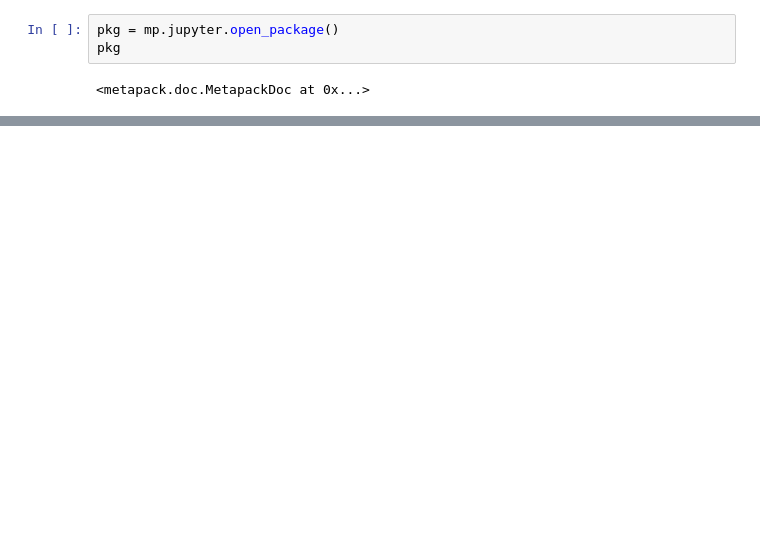
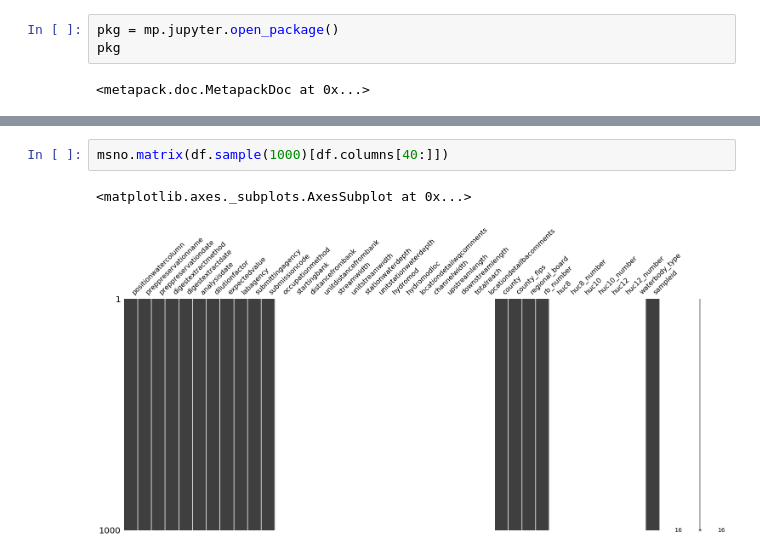
Before and after one commit to san-diego-water-quality/water-datasets, a Jupyter notebook: ceden.waterboards.ca.gov-beachwatch-sandiego/notebooks/Exploration.ipynb, the cells around one changed output, grey strips where cells are left out. Drawn from its saved outputs; the diff is of its cells as text; blank space fills up the shorter version.

```diff
--- a/ceden.waterboards.ca.gov-beachwatch-sandiego/notebooks/Exploration.ipynb
+++ b/ceden.waterboards.ca.gov-beachwatch-sandiego/notebooks/Exploration.ipynb
@@ -49,0 +86,5 @@ Index(['program', 'parentproject', 'project', 'stationname', 'stationcode',
+# %%
+msno.matrix(df.sample(1000)[df.columns[40:]])
+# %% [output]
+<matplotlib.axes._subplots.AxesSubplot at 0x...>
+[figure, added]
```
Also changed, not shown: parts of 24 cells of this notebook, 4 other files.
